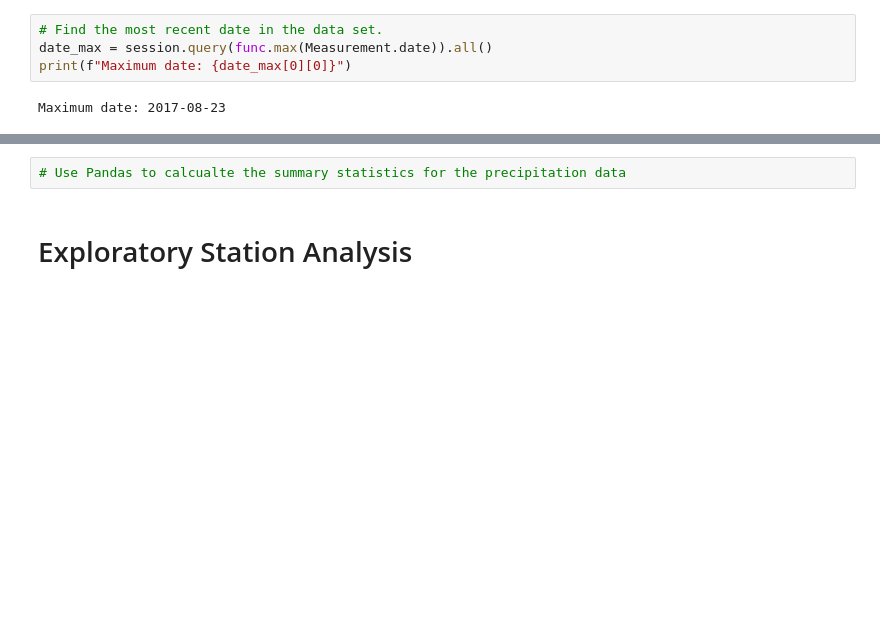
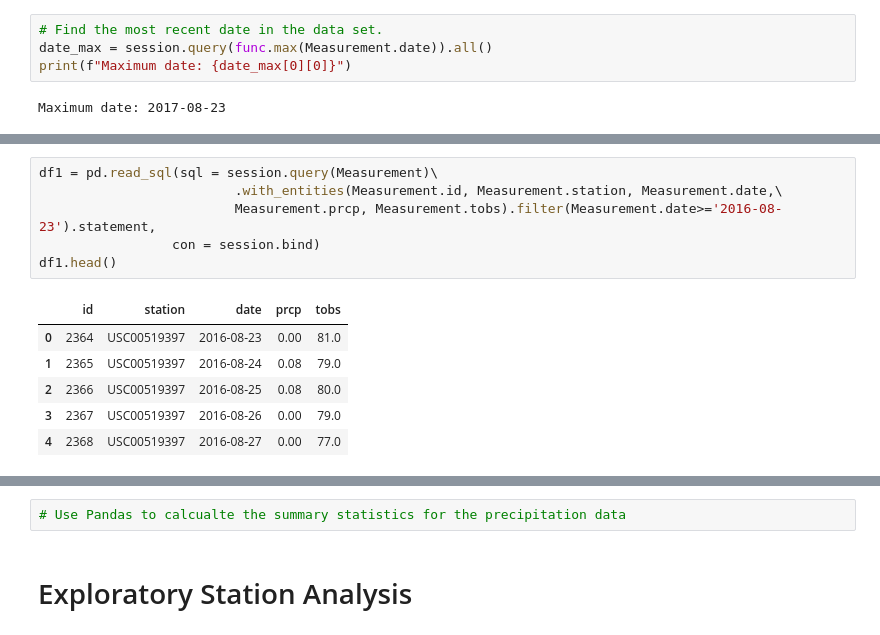
Before and after one commit to navistar792/sqlalchemy-challenge, a Jupyter notebook: climate_starter.ipynb, the cells around one changed output, grey strips where cells are left out. Drawn from its saved outputs; the diff is of its cells as text; blank space fills up the shorter version.

```diff
--- a/climate_starter.ipynb
+++ b/climate_starter.ipynb
@@ -83,0 +173,13 @@ Maximum date: 2017-08-23
+# %%
+df1 = pd.read_sql(sql = session.query(Measurement)\
+                         .with_entities(Measurement.id, Measurement.station, Measurement.date,\
+                         Measurement.prcp, Measurement.tobs).filter(Measurement.date>='2016-08-23').statement,
+                 con = session.bind)
+df1.head()
+# %% [output]
+|  | id | station | date | prcp | tobs |
+| 0 | 2364 | USC00519397 | 2016-08-23 | 0.00 | 81.0 |
+| 1 | 2365 | USC00519397 | 2016-08-24 | 0.08 | 79.0 |
+| 2 | 2366 | USC00519397 | 2016-08-25 | 0.08 | 80.0 |
+| 3 | 2367 | USC00519397 | 2016-08-26 | 0.00 | 79.0 |
+| 4 | 2368 | USC00519397 | 2016-08-27 | 0.00 | 77.0 |
```
Also changed, not shown: parts of 14 cells of this notebook.
